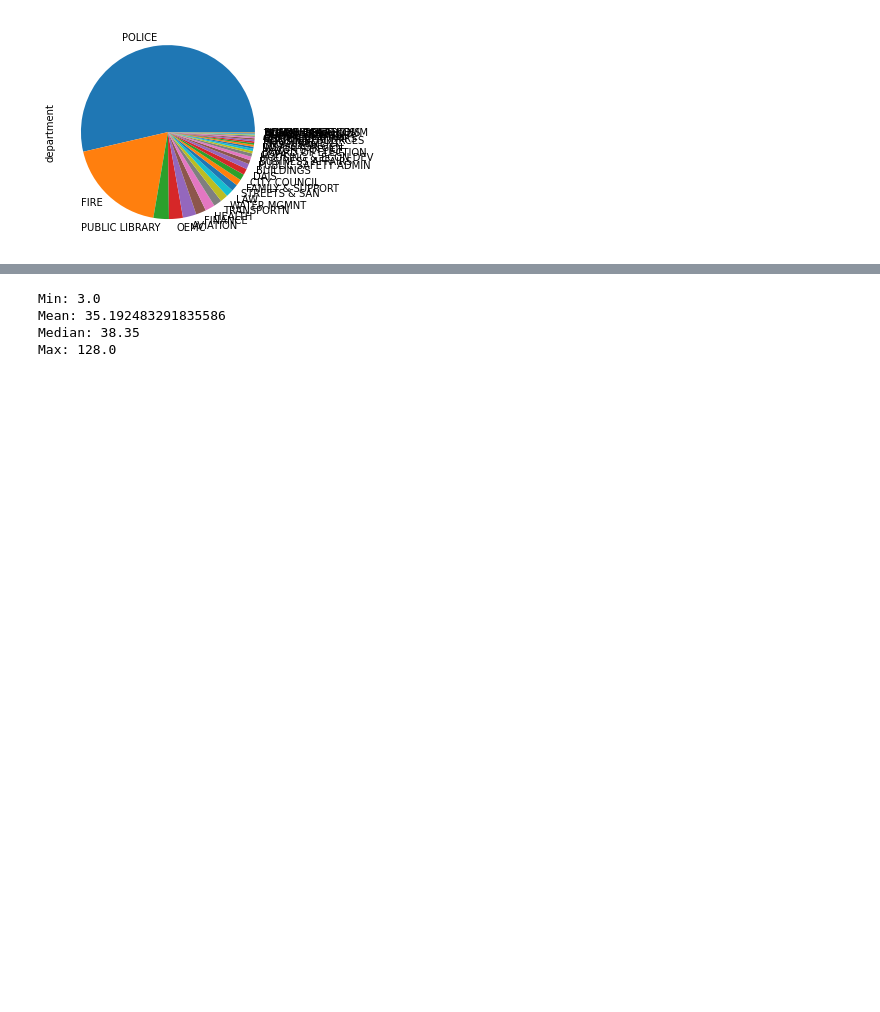
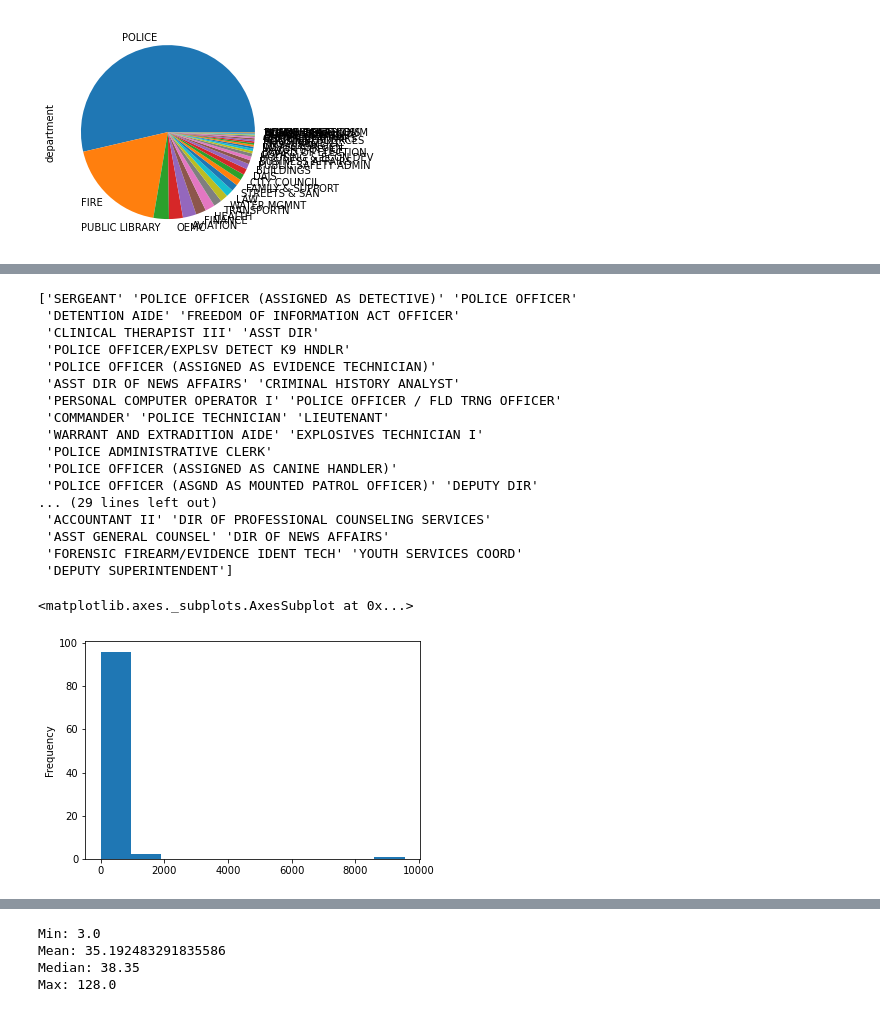
Before and after one commit to burgwyn/DATA601-HW2, a Jupyter notebook: HW2.ipynb, the cells around one changed output, grey strips where cells are left out. Cells and saved outputs as stored; diff of their text form; code cells hidden in the pictures; blank space fills up the shorter version.

```diff
--- a/HW2.ipynb
+++ b/HW2.ipynb
@@ -142,3 +221,32 @@ salaried_employees['department'].value_counts().plot(kind = 'pie')
+# %%
+# DataFrame of the police dept
+police_dept = salaried_employees[salaried_employees['department'] == 'POLICE']
+
+police_dept.head()
+
+print(police_dept['job_titles'].unique())
+
+police_dept['job_titles'].value_counts().plot.hist()
+# %% [output]
+['SERGEANT' 'POLICE OFFICER (ASSIGNED AS DETECTIVE)' 'POLICE OFFICER'
+ 'DETENTION AIDE' 'FREEDOM OF INFORMATION ACT OFFICER'
+ 'CLINICAL THERAPIST III' 'ASST DIR'
+ 'POLICE OFFICER/EXPLSV DETECT K9 HNDLR'
+ 'POLICE OFFICER (ASSIGNED AS EVIDENCE TECHNICIAN)'
+ 'ASST DIR OF NEWS AFFAIRS' 'CRIMINAL HISTORY ANALYST'
+ 'PERSONAL COMPUTER OPERATOR I' 'POLICE OFFICER / FLD TRNG OFFICER'
+ 'COMMANDER' 'POLICE TECHNICIAN' 'LIEUTENANT'
+ 'WARRANT AND EXTRADITION AIDE' 'EXPLOSIVES TECHNICIAN I'
+ 'POLICE ADMINISTRATIVE CLERK'
+ 'POLICE OFFICER (ASSIGNED AS CANINE HANDLER)'
+ 'POLICE OFFICER (ASGND AS MOUNTED PATROL OFFICER)' 'DEPUTY DIR'
+... (29 lines left out)
+ 'ACCOUNTANT II' 'DIR OF PROFESSIONAL COUNSELING SERVICES'
+ 'ASST GENERAL COUNSEL' 'DIR OF NEWS AFFAIRS'
+ 'FORENSIC FIREARM/EVIDENCE IDENT TECH' 'YOUTH SERVICES COORD'
+ 'DEPUTY SUPERINTENDENT']
+<matplotlib.axes._subplots.AxesSubplot at 0x...>
+[figure, added]
 # %%
 ## create a DataFrame of salary employees
 hourly_employees = df[df['salary_or_hourly'] == 'Hourly']
```
Also changed, not shown: parts of 10 cells of this notebook, 1 other file.
